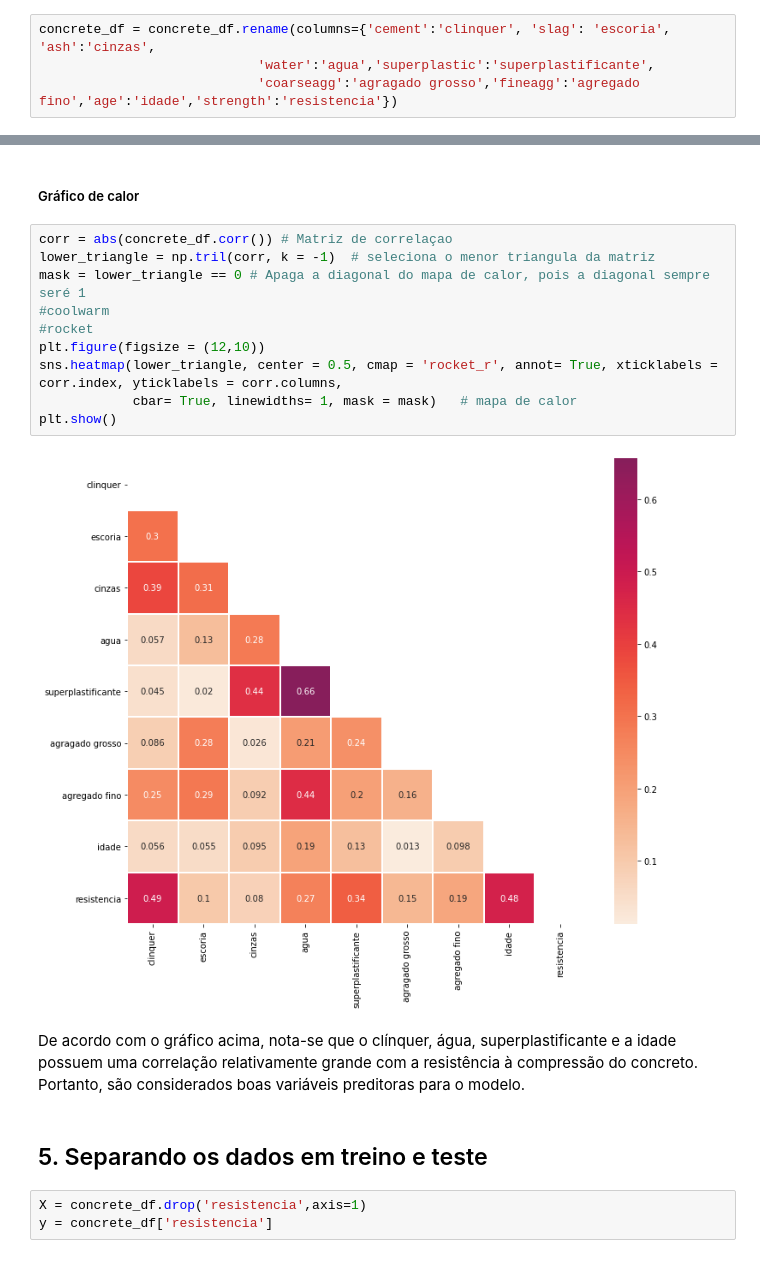
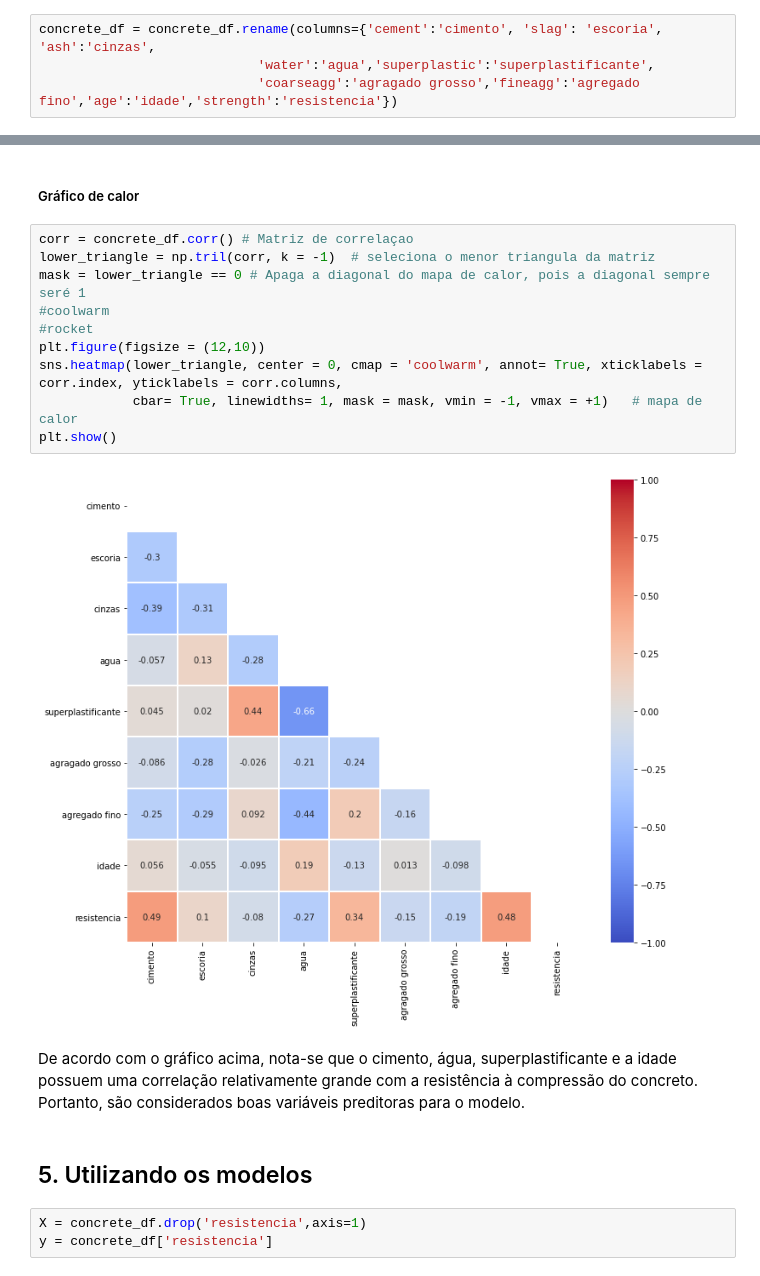
Before and after one commit to wesleymarques0113/Tcc---IA-na-industria-do-cimento, a Jupyter notebook: Relatório de Estágio - Wesley.ipynb, the cells around one changed output, grey strips where cells are left out. Saved outputs shown, nothing was run; the diff lists cells and outputs as text.

```diff
--- a/Relatório de Estágio - Wesley.ipynb
+++ b/Relatório de Estágio - Wesley.ipynb
@@ -105,7 +106,7 @@ pd.options.display.max_rows = None
 # %%
 concrete_df = pd.read_csv("C:/Users/wesley.marques/Documents/Relatório de Estágio - Wesley/archive/concrete.csv")
 # %%
-concrete_df = concrete_df.rename(columns={'cement':'clinquer', 'slag': 'escoria', 'ash':'cinzas',
+concrete_df = concrete_df.rename(columns={'cement':'cimento', 'slag': 'escoria', 'ash':'cinzas',
                             'water':'agua','superplastic':'superplastificante',
                             'coarseagg':'agragado grosso','fineagg':'agregado fino','age':'idade','strength':'resistencia'})
 # %% [markdown]
@@ -330,21 +330,21 @@ Já variáveis que possuem relação muito próxima de 0 em relação à variáv
 # %% [markdown]
 ##### Gráfico de calor
 # %%
-corr = abs(concrete_df.corr()) # Matriz de correlaçao
+corr = concrete_df.corr() # Matriz de correlaçao
 lower_triangle = np.tril(corr, k = -1)  # seleciona o menor triangula da matriz
 mask = lower_triangle == 0 # Apaga a diagonal do mapa de calor, pois a diagonal sempre seré 1
 #coolwarm
 #rocket
 plt.figure(figsize = (12,10))
-sns.heatmap(lower_triangle, center = 0.5, cmap = 'rocket_r', annot= True, xticklabels = corr.index, yticklabels = corr.columns,
-            cbar= True, linewidths= 1, mask = mask)   # mapa de calor
+sns.heatmap(lower_triangle, center = 0, cmap = 'coolwarm', annot= True, xticklabels = corr.index, yticklabels = corr.columns,
+            cbar= True, linewidths= 1, mask = mask, vmin = -1, vmax = +1)   # mapa de calor
 plt.show()
 # %% [output]
-[figure, old version]
+[figure, new version]
 # %% [markdown]
-De acordo com o gráfico acima, nota-se que o clínquer, água, superplastificante e a idade possuem uma correlação relativamente grande com a resistência à compressão do concreto. Portanto, são considerados boas variáveis preditoras para o modelo.
+De acordo com o gráfico acima, nota-se que o cimento, água, superplastificante e a idade possuem uma correlação relativamente grande com a resistência à compressão do concreto. Portanto, são considerados boas variáveis preditoras para o modelo.
 # %% [markdown]
-## 5. Separando os dados em treino e teste
+## 5. Utilizando os modelos
 # %%
 X = concrete_df.drop('resistencia',axis=1)
 y = concrete_df['resistencia']
```
Also changed, not shown: parts of 37 cells of this notebook.
